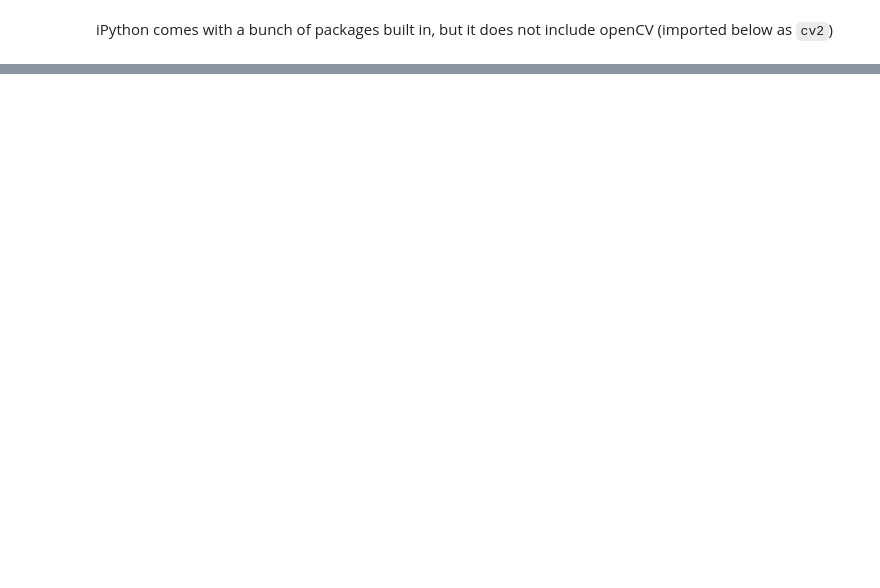
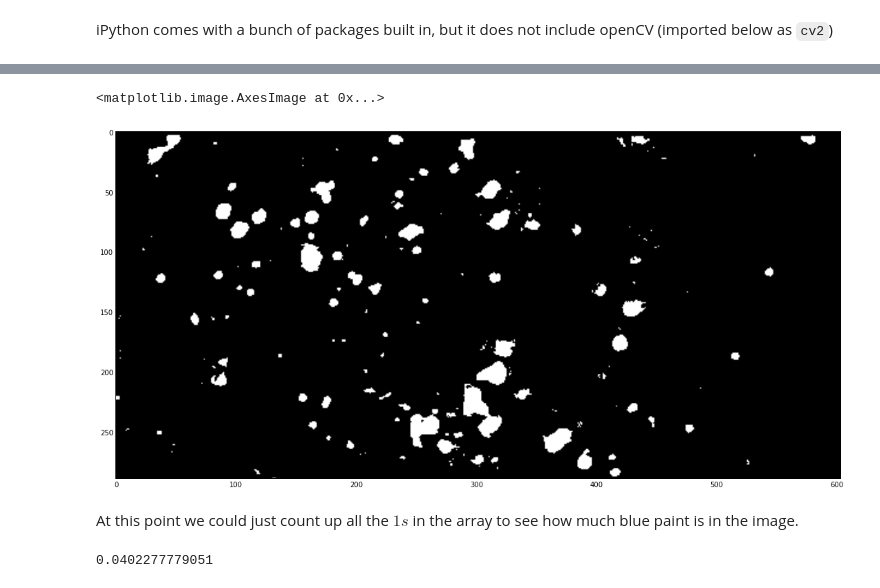
Before and after one commit to loughnane/tutorials, a Jupyter notebook: imageProcessing/CV.ipynb, the cells around one changed output, grey strips where cells are left out. Cells and saved outputs as stored; diff of their text form; code cells hidden in the pictures; blank space fills up the shorter version.

```diff
--- a/imageProcessing/CV.ipynb
+++ b/imageProcessing/CV.ipynb
@@ -76,0 +165,17 @@ imshow
+# %%
+ret,thresh = cv2.threshold(splatter_s,0,1,cv2.THRESH_BINARY+cv2.THRESH_OTSU)
+imshow(thresh)
+# %% [output]
+<matplotlib.image.AxesImage at 0x...>
+[figure, added]
+# %% [markdown]
+At this point we could just count up all the $1s$ in the array to see how much blue paint is in the image.
+# %%
+#count all the white pixels
+white=thresh.sum()
+
+#calculate the percentage of white pixels
+percentage=float(white)/thresh.size
+print percentage
+# %% [output]
+0.0402277779051
```
Also changed, not shown: parts of 32 cells of this notebook.
